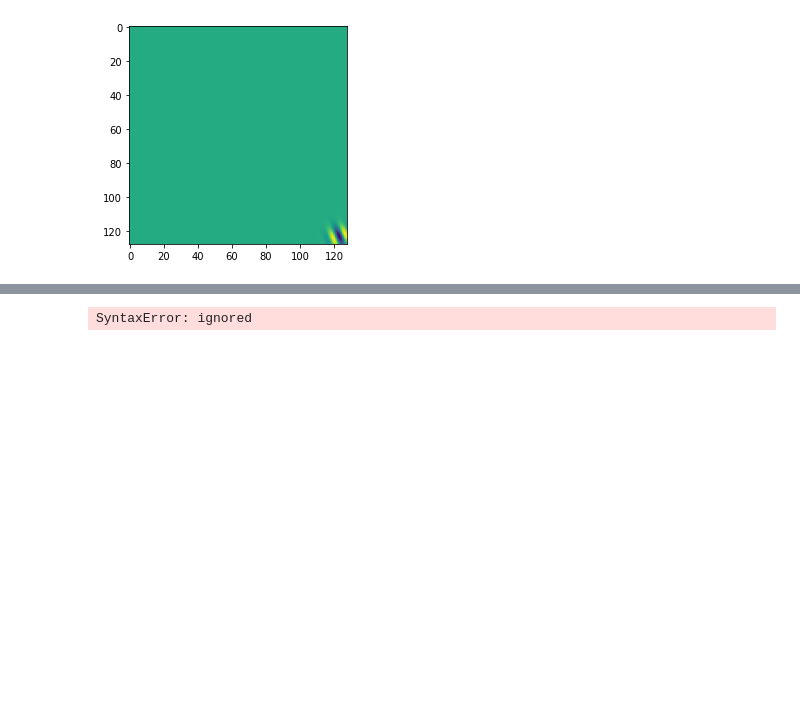
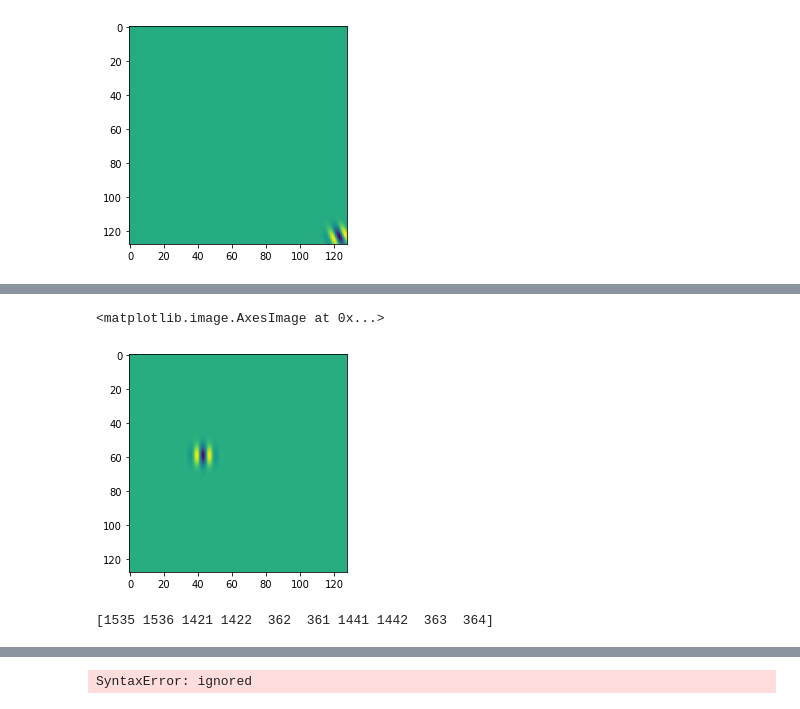
Before and after one commit to da5nsy/ReplicatingKay2008, a Jupyter notebook: My_Edits_of_load_kay_images.ipynb, the cells around one changed output, grey strips where cells are left out. Drawn from its saved outputs; the diff is of its cells as text; code cells hidden in the pictures; blank space fills up the shorter version.

```diff
--- a/My_Edits_of_load_kay_images.ipynb
+++ b/My_Edits_of_load_kay_images.ipynb
@@ -219,0 +255,11 @@ def gabor_fn(theta,lmbda,psi,gamma,x0=0,y0=0):
+# %%
+plt.imshow(gab[:,:,np.argmax(np.abs(theta_hat))]) # showing the strongest gabor
+# %% [output]
+<matplotlib.image.AxesImage at 0x...>
+[figure, added]
+# %%
+max_theta_inds = theta_hat.argsort()[-100:][::-1]
+
+print(max_theta_inds[0:10])
+# %% [output]
+[1535 1536 1421 1422  362  361 1441 1442  363  364]
```
Also changed, not shown: parts of 12 cells of this notebook.
